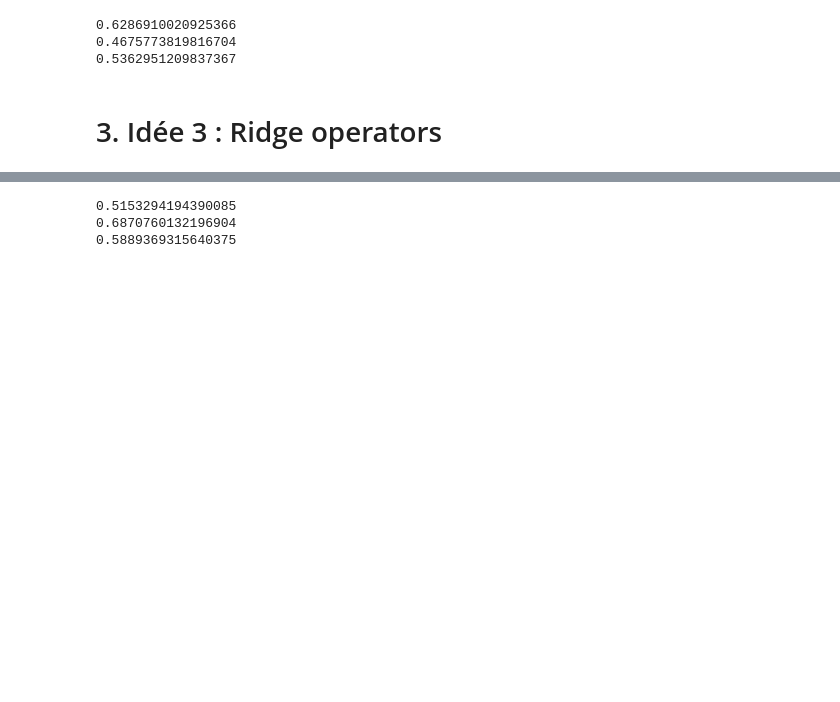
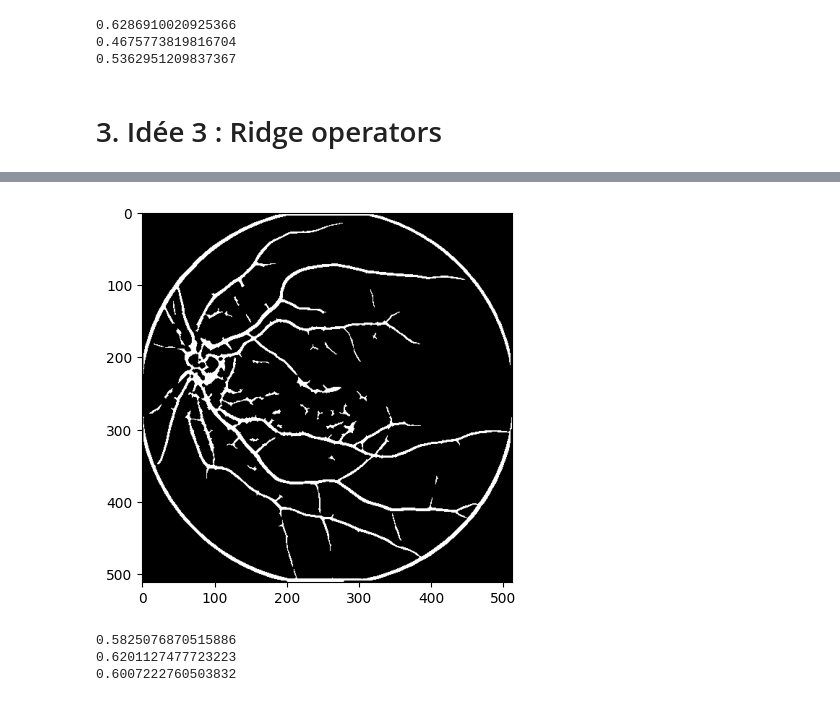
Before and after one commit to olivier-lapabe/Computer_Vision_SLO_Segmentation, a Jupyter notebook: Idées_Edge_Detection.ipynb, the cells around one changed output, grey strips where cells are left out. Drawn from its saved outputs; the diff is of its cells as text; code cells hidden in the pictures; blank space fills up the shorter version.

```diff
--- a/Idées_Edge_Detection.ipynb
+++ b/Idées_Edge_Detection.ipynb
@@ -127,11 +236,17 @@ plt.show()
 # %%
-img_out = thresholded_edges
+img_remove = remove_small_objects(thresholded_edges_sato, 20)
+
+plt.imshow(img_remove, cmap='grey')
+plt.show()
+
+img_out = img_remove
 img_GT = np.asarray(Image.open(f'./images_IOSTAR/GT_01.png')).astype(np.uint8)
 precis, recall, f1score = evaluate(img_out, img_GT)[0:3]
 print(precis)
 print(recall)
 print(f1score)
 # %% [output]
+[figure, added]
-0.5153294194390085
-0.6870760132196904
-0.5889369315640375
+0.5825076870515886
+0.6201127477723223
+0.6007222760503832
```
Also changed, not shown: parts of 5 cells of this notebook, 1 other file.
